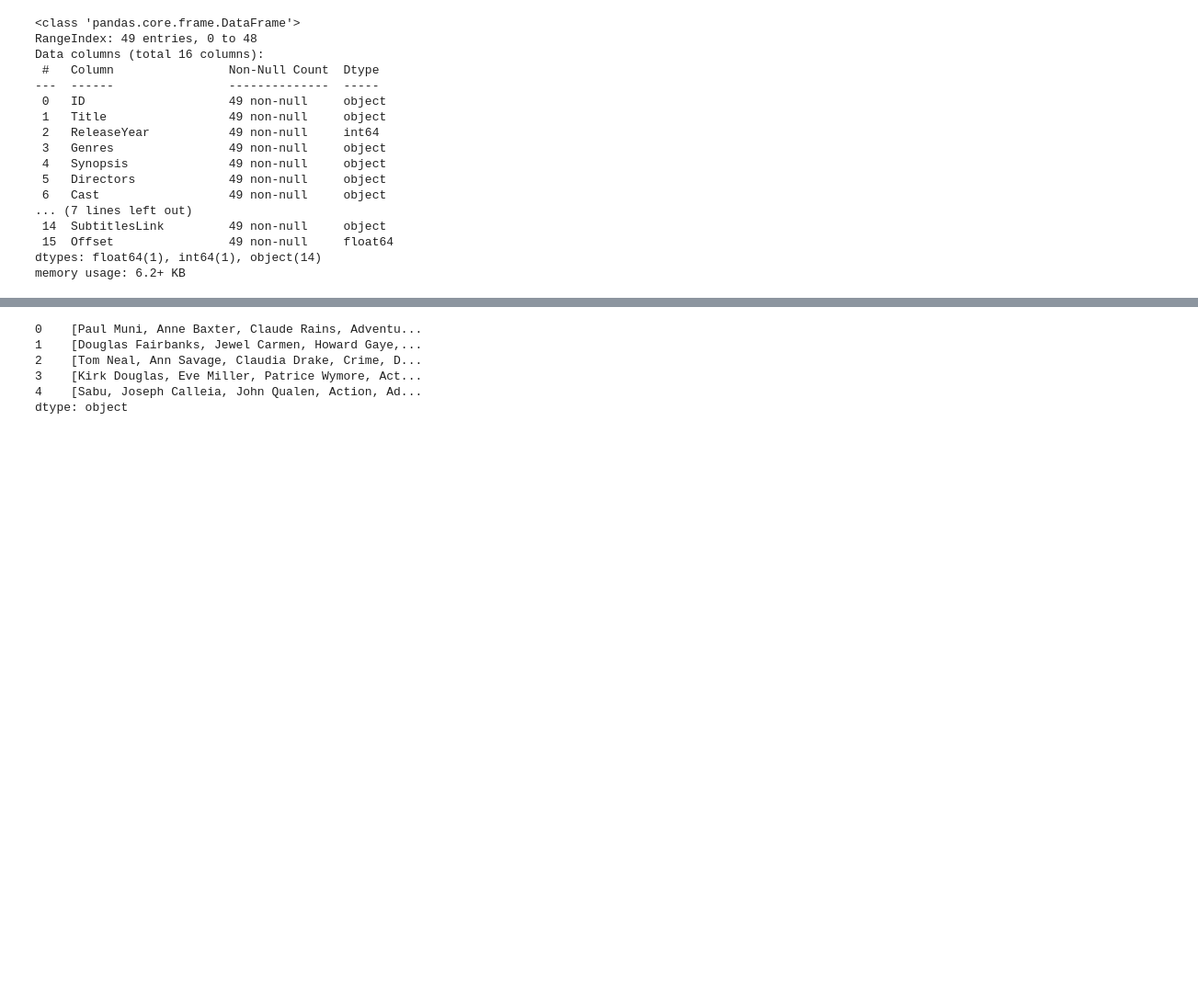
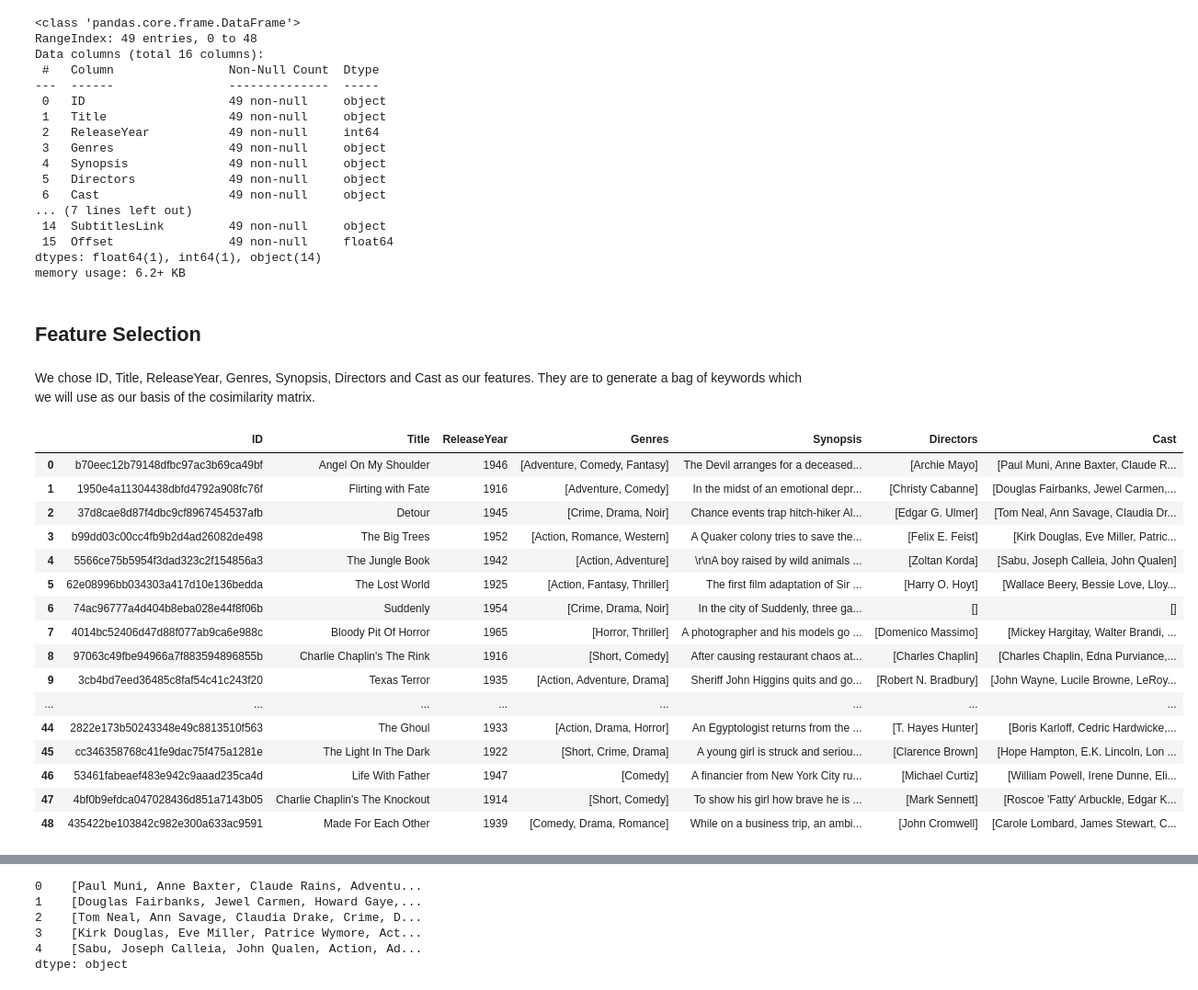
Before and after one commit to Thomas-George-T/Retro-Reel-Recommender, a Jupyter notebook: Retro_Reel_Recommender.ipynb, the cells around one changed output, grey strips where cells are left out. Shown at 92% size. Saved outputs shown, nothing was run; the diff lists cells and outputs as text; code cells hidden in the pictures; blank space fills up the shorter version.

```diff
--- a/Retro_Reel_Recommender.ipynb
+++ b/Retro_Reel_Recommender.ipynb
@@ -96,3 +69,28 @@ Data columns (total 16 columns):
  15  Offset                49 non-null     float64
 dtypes: float64(1), int64(1), object(14)
 memory usage: 6.2+ KB
+# %% [markdown]
+## Feature Selection
+# %% [markdown]
+We chose ID, Title, ReleaseYear, Genres, Synopsis, Directors and Cast as our features. They are to generate a bag of keywords which we will use as our basis of the cosimilarity matrix.
+# %%
+df4 = retro_raw_flatten [['ID','Title','ReleaseYear','Genres','Synopsis','Directors','Cast']]
+df4
+# %% [output]
+|  | ID | Title | ReleaseYear | Genres | Synopsis | Directors | Cast |
+| 0 | b70eec12b79148dfbc97ac3b69ca49bf | Angel On My Shoulder | 1946 | [Adventure, Comedy, Fantasy] | The Devil arranges for a deceased... | [Archie Mayo] | [Paul Muni, Anne Baxter, Claude R... |
+| 1 | 1950e4a11304438dbfd4792a908fc76f | Flirting with Fate | 1916 | [Adventure, Comedy] | In the midst of an emotional depr... | [Christy Cabanne] | [Douglas Fairbanks, Jewel Carmen,... |
+| 2 | 37d8cae8d87f4dbc9cf8967454537afb | Detour | 1945 | [Crime, Drama, Noir] | Chance events trap hitch-hiker Al... | [Edgar G. Ulmer] | [Tom Neal, Ann Savage, Claudia Dr... |
+| 3 | b99dd03c00cc4fb9b2d4ad26082de498 | The Big Trees | 1952 | [Action, Romance, Western] | A Quaker colony tries to save the... | [Felix E. Feist] | [Kirk Douglas, Eve Miller, Patric... |
+| 4 | 5566ce75b5954f3dad323c2f154856a3 | The Jungle Book | 1942 | [Action, Adventure] | \r\nA boy raised by wild animals ... | [Zoltan Korda] | [Sabu, Joseph Calleia, John Qualen] |
+| 5 | 62e08996bb034303a417d10e136bedda | The Lost World | 1925 | [Action, Fantasy, Thriller] | The first film adaptation of Sir ... | [Harry O. Hoyt] | [Wallace Beery, Bessie Love, Lloy... |
+| 6 | 74ac96777a4d404b8eba028e44f8f06b | Suddenly | 1954 | [Crime, Drama, Noir] | In the city of Suddenly, three ga... | [] | [] |
+| 7 | 4014bc52406d47d88f077ab9ca6e988c | Bloody Pit Of Horror | 1965 | [Horror, Thriller] | A photographer and his models go ... | [Domenico Massimo] | [Mickey Hargitay, Walter Brandi, ... |
+| 8 | 97063c49fbe94966a7f883594896855b | Charlie Chaplin's The Rink | 1916 | [Short, Comedy] | After causing restaurant chaos at... | [Charles Chaplin] | [Charles Chaplin, Edna Purviance,... |
+| 9 | 3cb4bd7eed36485c8faf54c41c243f20 | Texas Terror | 1935 | [Action, Adventure, Drama] | Sheriff John Higgins quits and go... | [Robert N. Bradbury] | [John Wayne, Lucile Browne, LeRoy... |
+| ... | ... | ... | ... | ... | ... | ... | ... |
+| 44 | 2822e173b50243348e49c8813510f563 | The Ghoul | 1933 | [Action, Drama, Horror] | An Egyptologist returns from the ... | [T. Hayes Hunter] | [Boris Karloff, Cedric Hardwicke,... |
+| 45 | cc346358768c41fe9dac75f475a1281e | The Light In The Dark | 1922 | [Short, Crime, Drama] | A young girl is struck and seriou... | [Clarence Brown] | [Hope Hampton, E.K. Lincoln, Lon ... |
+| 46 | 53461fabeaef483e942c9aaad235ca4d | Life With Father | 1947 | [Comedy] | A financier from New York City ru... | [Michael Curtiz] | [William Powell, Irene Dunne, Eli... |
+| 47 | 4bf0b9efdca047028436d851a7143b05 | Charlie Chaplin's The Knockout | 1914 | [Short, Comedy] | To show his girl how brave he is ... | [Mark Sennett] | [Roscoe 'Fatty' Arbuckle, Edgar K... |
+| 48 | 435422be103842c982e300a633ac9591 | Made For Each Other | 1939 | [Comedy, Drama, Romance] | While on a business trip, an ambi... | [John Cromwell] | [Carole Lombard, James Stewart, C... |
```
Also changed, not shown: parts of 13 cells of this notebook.
